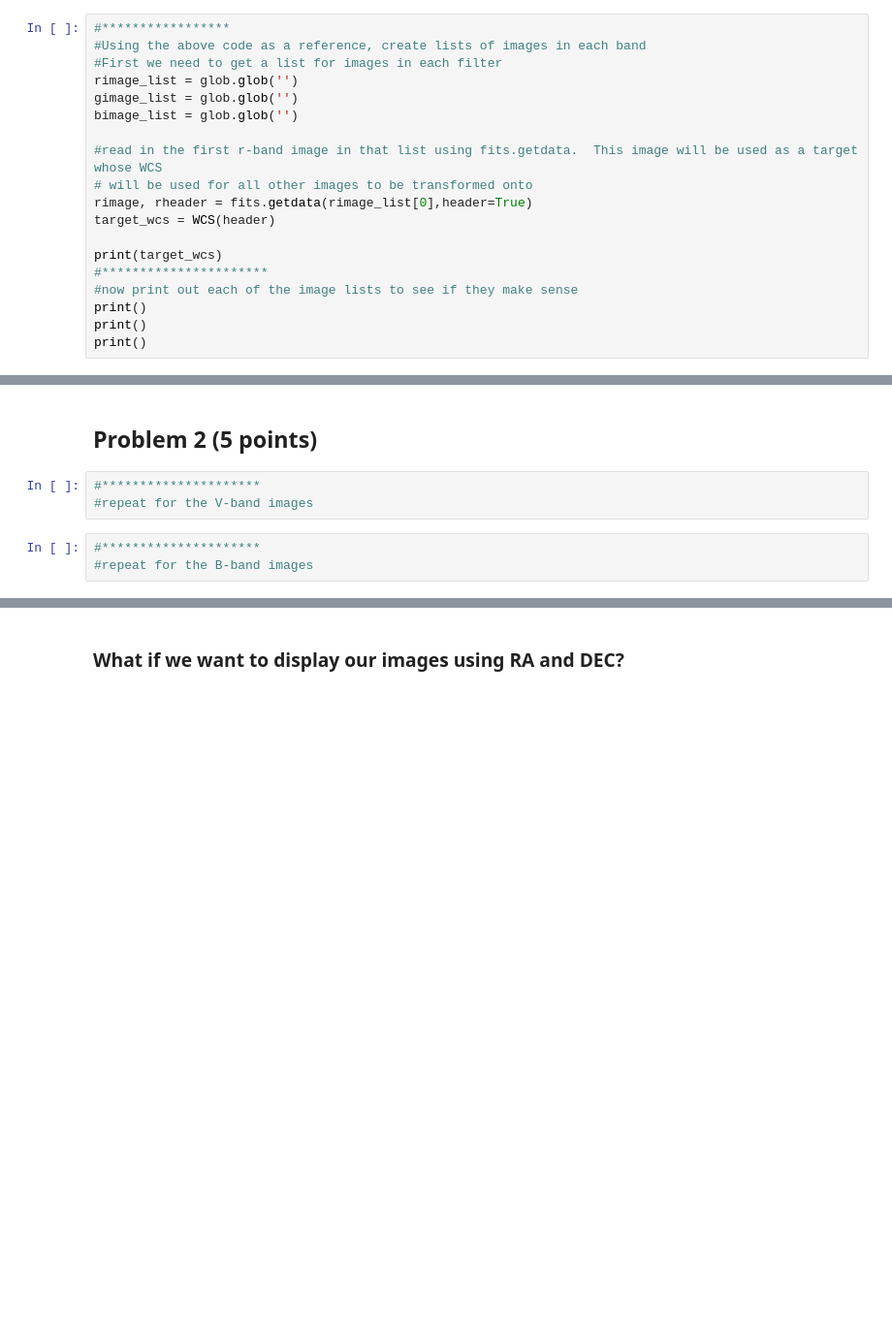
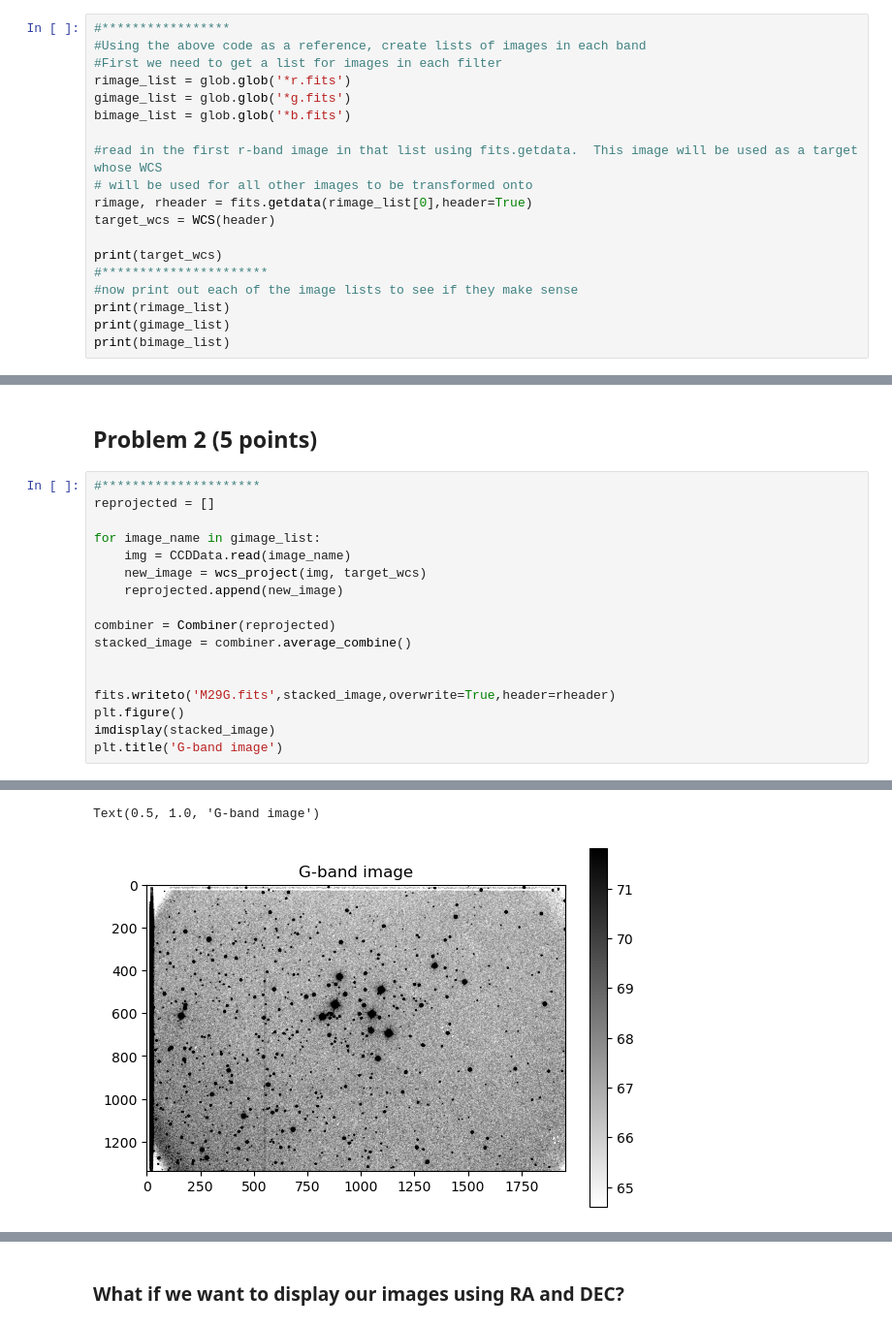
Before and after one commit to jupiterrible/cluster_photometry, a Jupyter notebook: cluster_photometry_student.ipynb, the cells around one changed output, grey strips where cells are left out. Shown at 97% size. Drawn from its saved outputs; the diff is of its cells as text; blank space fills up the shorter version.

```diff
--- a/cluster_photometry_student.ipynb
+++ b/cluster_photometry_student.ipynb
@@ -138,9 +147,9 @@ print(image_list)
 #*****************
 #Using the above code as a reference, create lists of images in each band
 #First we need to get a list for images in each filter
-rimage_list = glob.glob('')
-gimage_list = glob.glob('')
-bimage_list = glob.glob('')
+rimage_list = glob.glob('*r.fits')
+gimage_list = glob.glob('*g.fits')
+bimage_list = glob.glob('*b.fits')
 
 #read in the first r-band image in that list using fits.getdata.  This image will be used as a target whose WCS
 # will be used for all other images to be transformed onto
@@ -150,6 +159,6 @@ target_wcs = WCS(header)
 print(target_wcs)
 #**********************
 #now print out each of the image lists to see if they make sense
-print()
-print()
-print()
+print(rimage_list)
+print(gimage_list)
+print(bimage_list)
@@ -182,8 +218,20 @@ plt.title('R-band image')
 # %% [markdown]
 ## Problem 2 (5 points)
-# %%
-#*********************
-#repeat for the V-band images
-# %%
-#*********************
-#repeat for the B-band images
+# %%
+#*********************
+reprojected = []
+
+for image_name in gimage_list:
+    img = CCDData.read(image_name)
+    new_image = wcs_project(img, target_wcs)
+    reprojected.append(new_image)
+
+combiner = Combiner(reprojected)
+stacked_image = combiner.average_combine()
+
+
+fits.writeto('M29G.fits',stacked_image,overwrite=True,header=rheader)
+plt.figure()
+imdisplay(stacked_image)
+plt.title('G-band image')
+# %% [output]
@@ -189,0 +248,2 @@ plt.title('R-band image')
+Text(0.5, 1.0, 'G-band image')
+[figure, added]
```
Also changed, not shown: parts of 11 cells of this notebook.
